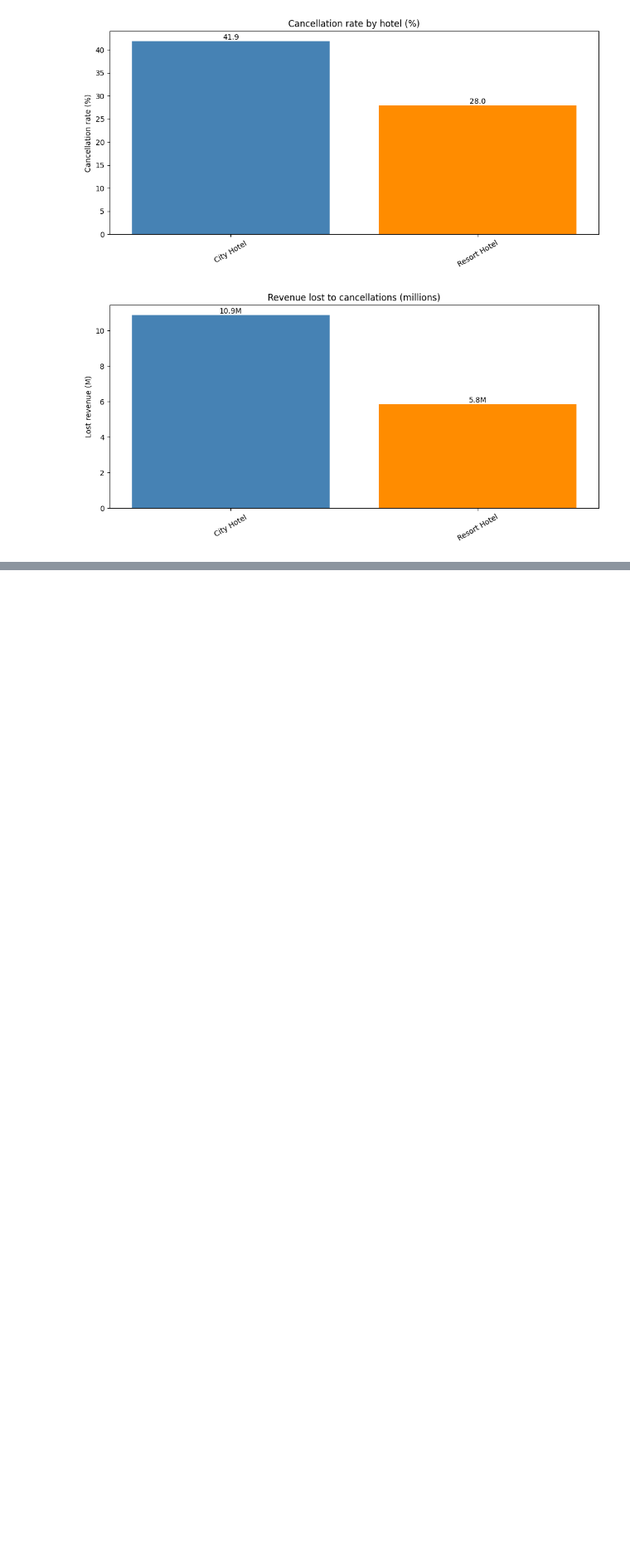
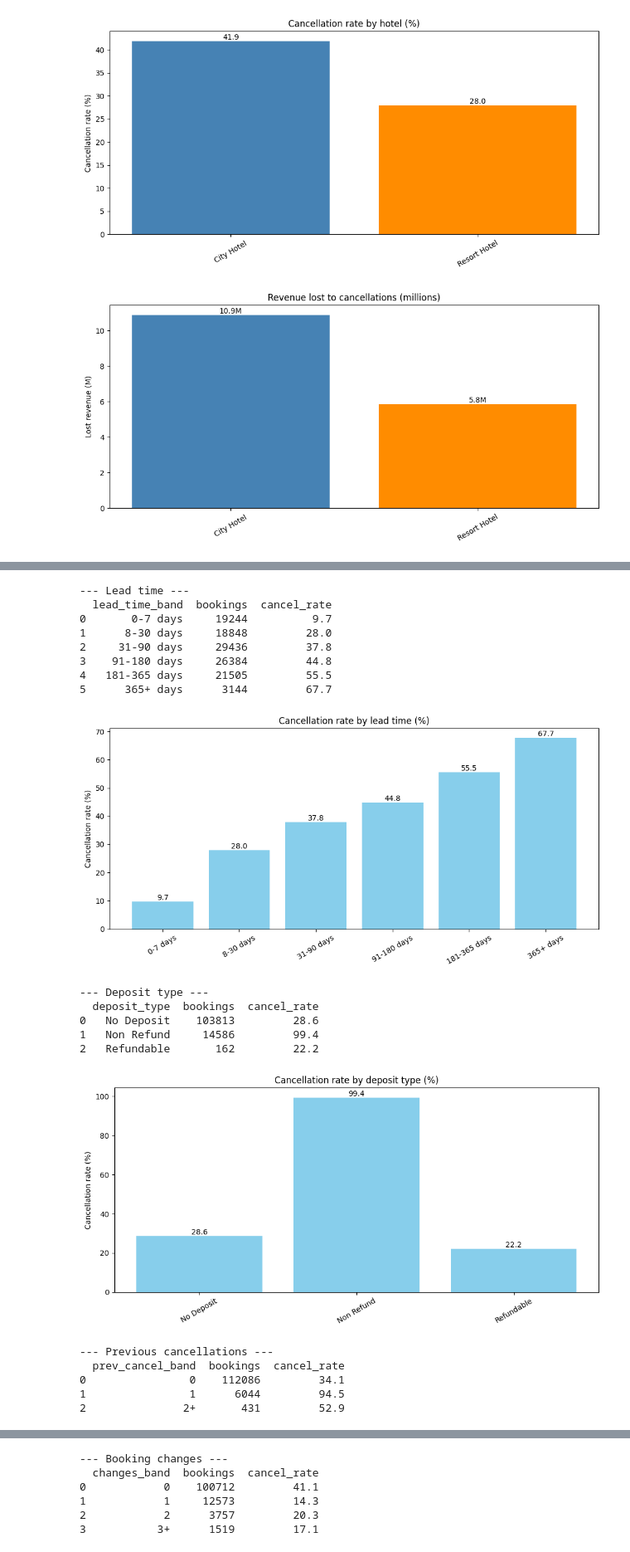
Before and after one commit to atticusptp-cloud/CAPSTONE, a Jupyter notebook: capstone_analysis.ipynb, the cells around one changed output, grey strips where cells are left out. Shown at 83% size. Cells and saved outputs as stored; diff of their text form; code cells hidden in the pictures; blank space fills up the shorter version.

```diff
--- a/capstone_analysis.ipynb
+++ b/capstone_analysis.ipynb
@@ -344,0 +413,48 @@ bar_with_labels(hotel_kpis.index, hotel_kpis["lost_revenue"] / 1000000, "Revenue
+# %%
+# Objective 2: Booking factors linked to cancellations
+
+# Grouping count columns into bands so that they are easy to compare
+clean["prev_cancel_band"] = pd.cut(clean["previous_cancellations"], bins=[-1, 0, 1, 100], labels=["0", "1", "2+"])
+clean["changes_band"] = pd.cut(clean["booking_changes"], bins=[-1, 0, 1, 2, 100], labels=["0", "1", "2", "3+"])
+clean["requests_band"] = pd.cut(clean["total_of_special_requests"], bins=[-1, 0, 1, 2, 10], labels=["0", "1", "2", "3+"])
+clean["waiting_band"] = pd.cut(clean["days_in_waiting_list"], bins=[-1, 0, 30, 1000], labels=["0 days", "1-30 days", "31+ days"])
+clean["parking_band"] = pd.cut(clean["required_car_parking_spaces"], bins=[-1, 0, 10], labels=["No parking", "Parking requested"])
+
+factors = {
+    "Lead time": "lead_time_band",
+    "Deposit type": "deposit_type",
+    "Previous cancellations": "prev_cancel_band",
+    "Booking changes": "changes_band",
+    "Special requests": "requests_band",
+    "Waiting list": "waiting_band",
+    "Parking": "parking_band",
+}
+
+# A loop over the factors: one table and one chart for each
+for label, column in factors.items():
+    table = summary_by(column)
+    print(f"\n--- {label} ---")
+    print(table[[column, "bookings", "cancel_rate"]])
+    bar_with_labels(table[column].astype(str), table["cancel_rate"], f"Cancellation rate by {label.lower()} (%)",
+                    "Cancellation rate (%)")
+# %% [output]
+--- Lead time ---
+  lead_time_band  bookings  cancel_rate
+0       0-7 days     19244          9.7
+1      8-30 days     18848         28.0
+2     31-90 days     29436         37.8
+3    91-180 days     26384         44.8
+4   181-365 days     21505         55.5
+5      365+ days      3144         67.7
+[figure, added]
+--- Deposit type ---
+  deposit_type  bookings  cancel_rate
+0   No Deposit    103813         28.6
+1   Non Refund     14586         99.4
+2   Refundable       162         22.2
+[figure, added]
+--- Previous cancellations ---
+  prev_cancel_band  bookings  cancel_rate
+0                0    112086         34.1
+1                1      6044         94.5
+2               2+       431         52.9
@@ -344,0 +462,6 @@ bar_with_labels(hotel_kpis.index, hotel_kpis["lost_revenue"] / 1000000, "Revenue
+--- Booking changes ---
+  changes_band  bookings  cancel_rate
+0            0    100712         41.1
+1            1     12573         14.3
+2            2      3757         20.3
+3           3+      1519         17.1
```
Also changed, not shown: parts of 5 cells of this notebook.
